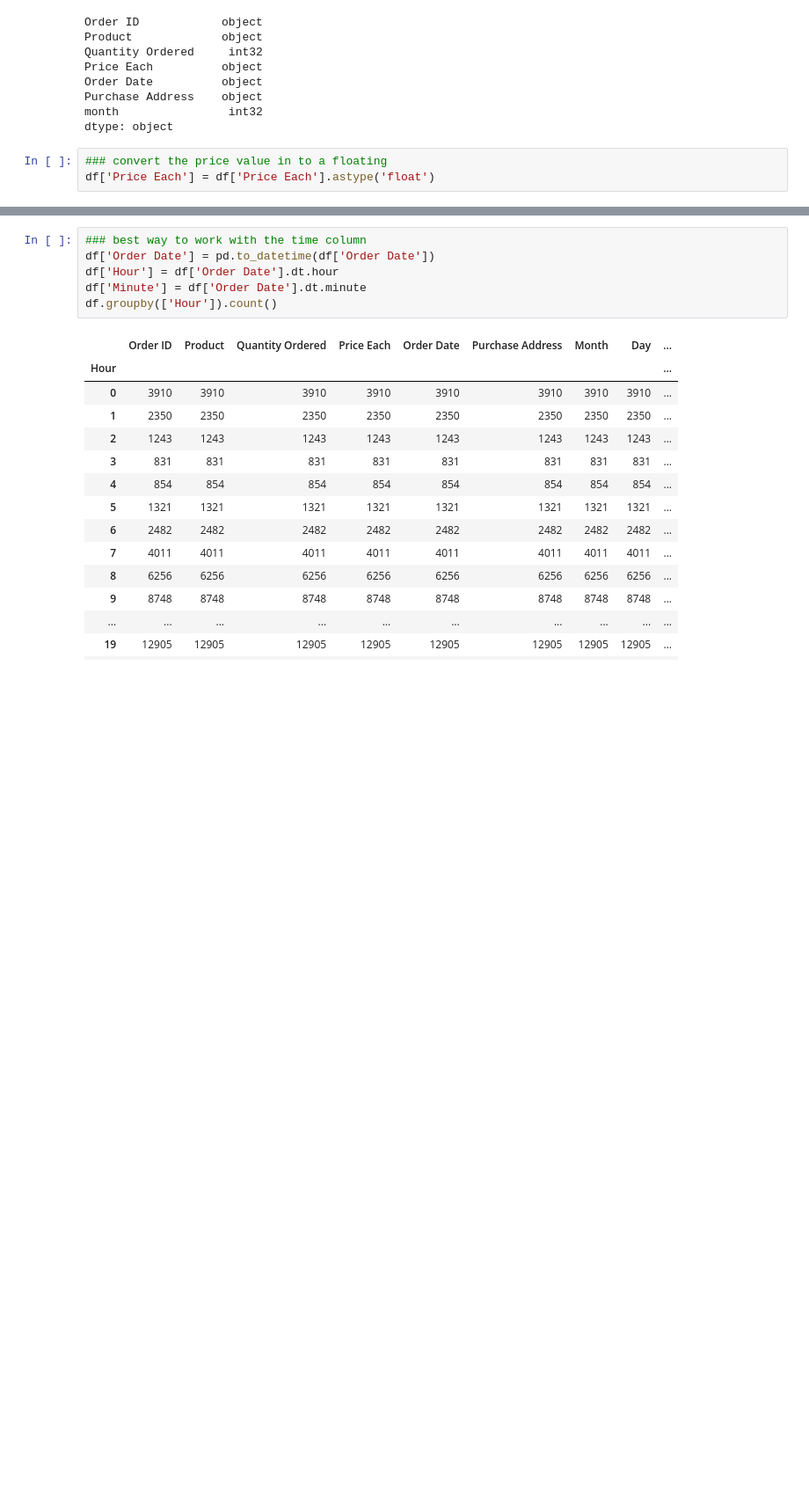
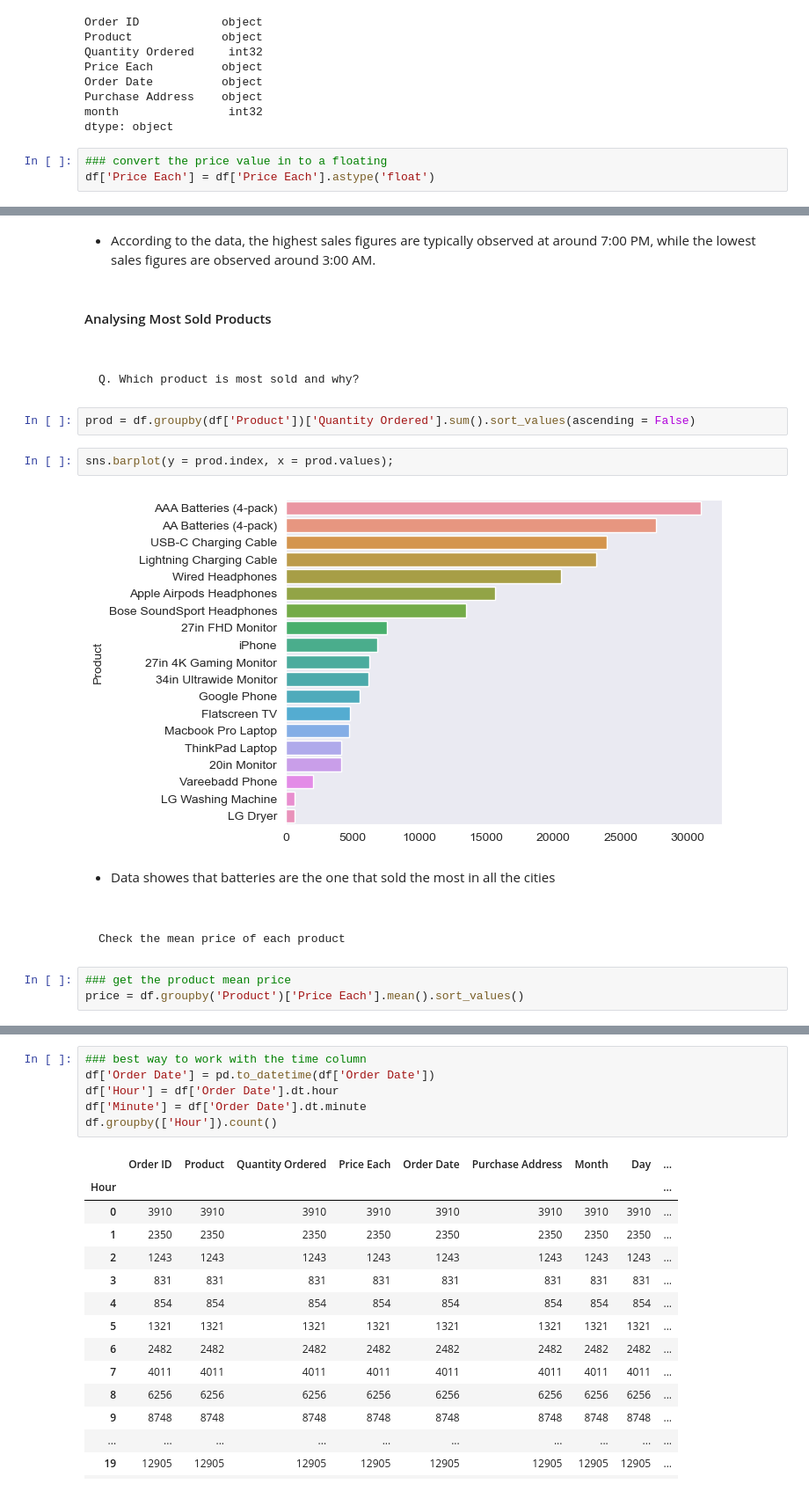
Before and after one commit to Senayitalazarb/SalesAnalysis, a Jupyter notebook: Sales_project.ipynb, the cells around one changed output, grey strips where cells are left out. Shown at 88% size. Drawn from its saved outputs; the diff is of its cells as text; blank space fills up the shorter version.

```diff
--- a/Sales_project.ipynb
+++ b/Sales_project.ipynb
@@ -409,0 +283,21 @@ plt.show()
+# %% [markdown]
+- According to the data, the highest sales figures are typically observed at around 7:00 PM, while the lowest sales figures are observed around 3:00 AM.
+# %% [markdown]
+#### Analysing Most Sold Products
+# %% [markdown]
+#####
+    Q. Which product is most sold and why?
+# %%
+prod = df.groupby(df['Product'])['Quantity Ordered'].sum().sort_values(ascending = False)
+# %%
+sns.barplot(y = prod.index, x = prod.values);
+# %% [output]
+[figure, added]
+# %% [markdown]
+- Data showes that batteries are the one that sold the most in all the cities
+# %% [markdown]
+###
+    Check the mean price of each product
+# %%
+### get the product mean price
+price = df.groupby('Product')['Price Each'].mean().sort_values()
```
Also changed, not shown: parts of 58 cells of this notebook.
